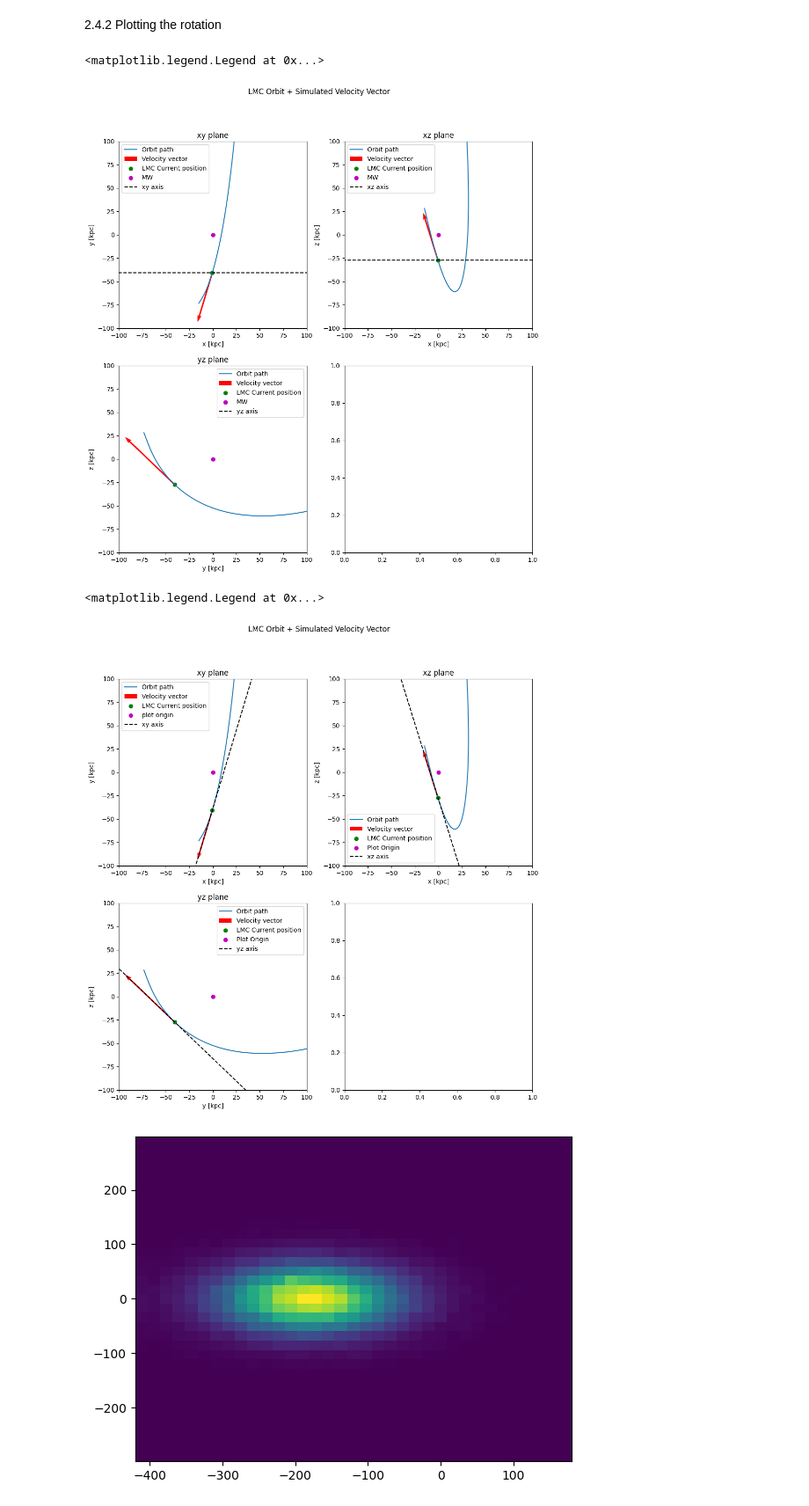
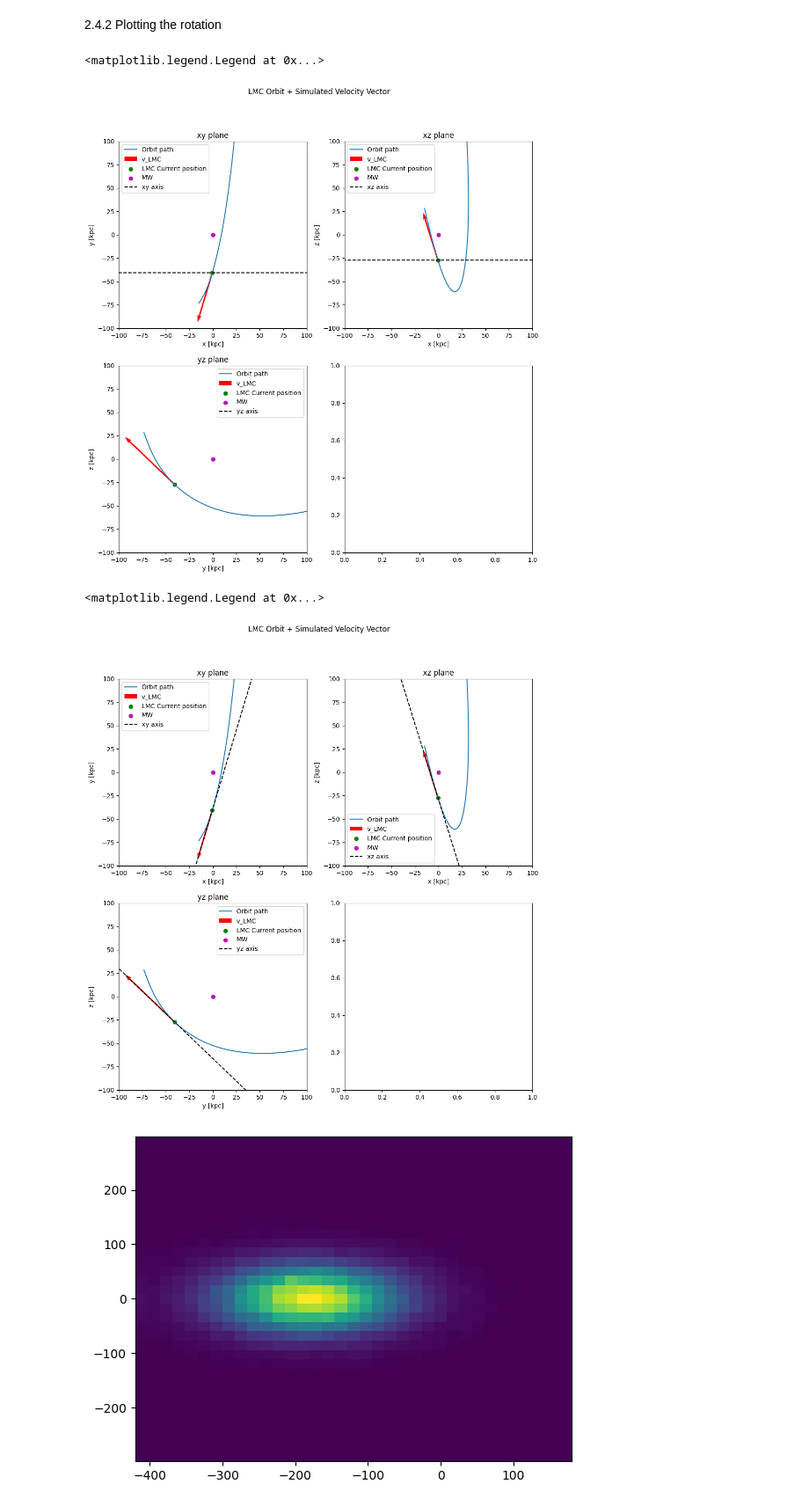
Before and after one commit to TheArchAstronomer/My_thesis, a Jupyter notebook: Rotations.ipynb, the cells around one changed output. Shown: that part at 88% size. Cells and saved outputs as stored; diff of their text form; code cells hidden in the pictures.

```diff
--- a/Rotations.ipynb
+++ b/Rotations.ipynb
@@ -379,7 +390,7 @@ axs[0,0].set_ylim(-100, 100)
 axs[0, 0].scatter(origin[0], origin[1], color='g', label='Current position')
 axs[0, 0].scatter(0, 0, color='m', label='Plot Origin')
 axs[0, 0].plot(line1[0]+origin[0], line1[1]+origin[1], color='black', linestyle='dashed', label='xy axis')
-axs[0,0].legend(['Orbit path', 'Velocity vector', 'LMC Current position', 'MW', 'xy axis'])
+axs[0,0].legend(['Orbit path', 'v_LMC', 'LMC Current position', 'MW', 'xy axis'])
 
 
 
@@ -398,7 +409,7 @@ axs[0,1].set_ylabel('z [kpc]')
 axs[0, 1].scatter(origin[0], origin[2], color='g', label='Current position')
 axs[0, 1].scatter(0, 0, color='m', label='MW')
 axs[0, 1].plot(line1[0]+origin[0], line1[2]+origin[2], color='black', linestyle='dashed', label='xz axis')
-axs[0, 1].legend(['Orbit path', 'Velocity vector', 'LMC Current position', 'MW', 'xz axis'])
+axs[0, 1].legend(['Orbit path', 'v_LMC', 'LMC Current position', 'MW', 'xz axis'])
 
 
 axs[1, 0].plot(orbit['y'], orbit['z'])
@@ -416,10 +427,10 @@ axs[1,0].set_ylabel('z [kpc]')
 axs[1, 0].scatter(origin[1], origin[2], color='g', label='Current position')
 axs[1, 0].scatter(0, 0, color='m', label='MW')
 axs[1, 0].plot(line1[1]+origin[1], line1[2]+origin[2], color='black', linestyle='dashed', label='yz axis')
-axs[1, 0].legend(['Orbit path', 'Velocity vector', 'LMC Current position', 'MW', 'yz axis'])
+axs[1, 0].legend(['Orbit path', 'v_LMC', 'LMC Current position', 'MW', 'yz axis'])
 # %% [output]
 <matplotlib.legend.Legend at 0x...>
-[figure, old version]
+[figure, new version]
 # %%
 # Visualizing velocity vectors on the orbit to see what direction I need to rotate the simulations
 #xy, xz, yz axis refers to the x axis line as seen on the respective 2D views. xy axis means the x axis line as seen depicted on the xy plot, etc.
@@ -443,7 +454,7 @@ axs[0,0].set_ylim(-100, 100)
 axs[0, 0].scatter(origin[0], origin[1], color='g', label='Current position')
 axs[0, 0].scatter(0, 0, color='m', label='Plot Origin')
 axs[0, 0].plot(line2[0]+origin[0], line2[1]+origin[1], color='black', linestyle='dashed', label='xy axis')
-axs[0,0].legend(['Orbit path', 'Velocity vector', 'LMC Current position', 'plot origin', 'xy axis'])
+axs[0,0].legend(['Orbit path', 'v_LMC', 'LMC Current position', 'MW', 'xy axis'])
 
 
 
@@ -454,36 +465,36 @@ axs[0,1].quiver(
     origin[0], origin[2],
     Ux, Uz,
     angles='xy', scale_units='xy', scale=2,
     pivot='tail', color='r'
 )
 axs[0,1].set_title('xz plane')
 axs[0,1].set_xlabel('x [kpc]')
 axs[0,1].set_ylabel('z [kpc]')
 axs[0, 1].scatter(origin[0], origin[2], color='g', label='Current position')
 axs[0, 1].scatter(0, 0, color='m', label='Plot Origin')
 axs[0, 1].plot(line2[0]+origin[0], line2[2]+origin[2], color='black', linestyle='dashed', label='xz axis')
-axs[0, 1].legend(['Orbit path', 'Velocity vector', 'LMC Current position', 'Plot Origin', 'xz axis'])
+axs[0, 1].legend(['Orbit path', 'v_LMC', 'LMC Current position', 'MW', 'xz axis'])
 
 
 axs[1, 0].plot(orbit['y'], orbit['z'])
 axs[1,0].set_xlim(-100, 100)
 axs[1,0].set_ylim(-100, 100)
 axs[1, 0].quiver(
     origin[1], origin[2],
     Uy, Uz,
     angles='xy', scale_units='xy', scale=2,
     pivot='tail', color='r'
 )
 axs[1,0].set_title('yz plane')
 axs[1,0].set_xlabel('y [kpc]')
 axs[1,0].set_ylabel('z [kpc]')
 axs[1, 0].scatter(origin[1], origin[2], color='g', label='Current position')
 axs[1, 0].scatter(0, 0, color='m', label='Plot Origin')
 axs[1, 0].plot(line2[1]+origin[1], line2[2]+origin[2], color='black', linestyle='dashed', label='yz axis')
-axs[1, 0].legend(['Orbit path', 'Velocity vector', 'LMC Current position', 'Plot Origin', 'yz axis'])
+axs[1, 0].legend(['Orbit path', 'v_LMC', 'LMC Current position', 'MW', 'yz axis'])
 # %% [output]
 <matplotlib.legend.Legend at 0x...>
-[figure, old version]
+[figure, new version]
 # %%
 a = np.array([1, 0, 0])
 
```
Also changed, not shown: parts of 10 cells of this notebook.
